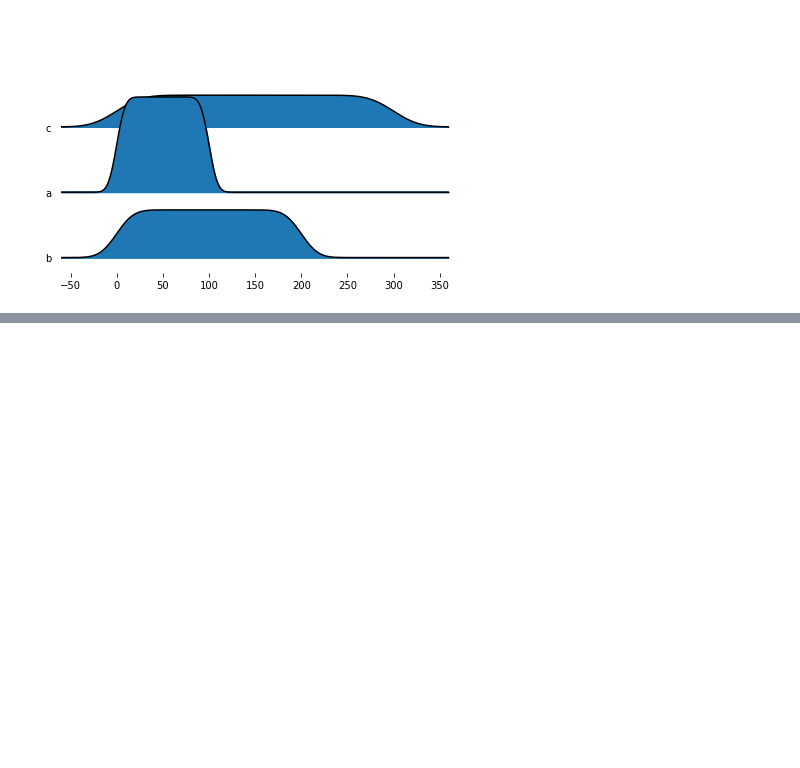
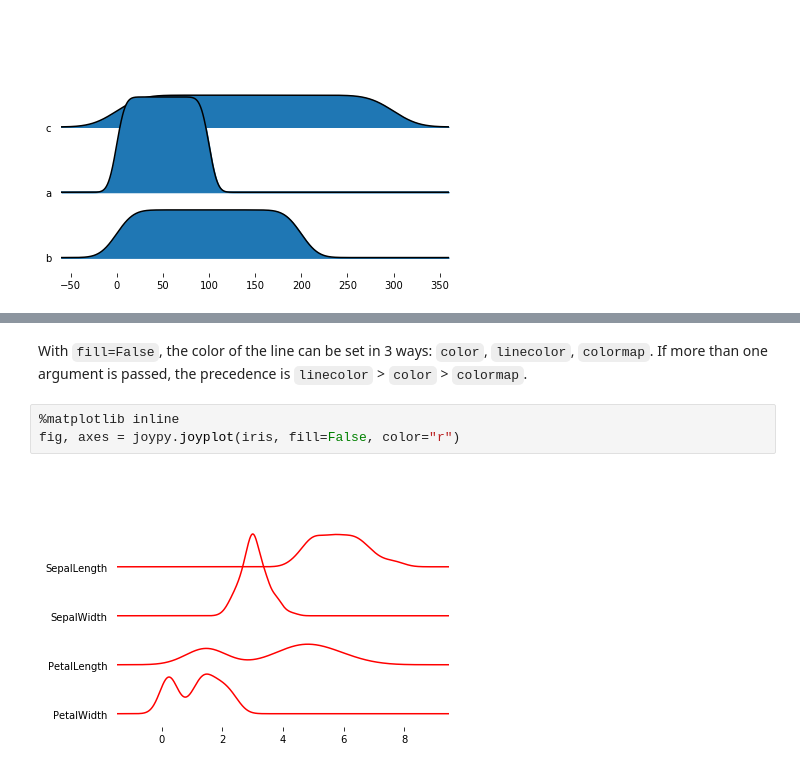
Before and after one commit to leotac/joypy, a Jupyter notebook: Joyplot.ipynb, the cells around one changed output, grey strips where cells are left out. Drawn from its saved outputs; the diff is of its cells as text; blank space fills up the shorter version.

```diff
--- a/Joyplot.ipynb
+++ b/Joyplot.ipynb
@@ -260,0 +294,8 @@ fig, ax = joypy.joyplot(d)
+# %% [markdown]
+With `fill=False`, the color of the line can be set in 3 ways: `color`, `linecolor`, `colormap`.
+If more than one argument is passed, the precedence is `linecolor` > `color` > `colormap`.
+# %%
+%matplotlib inline
+fig, axes = joypy.joyplot(iris, fill=False, color="r")
+# %% [output]
+[figure, added]
```
Also changed, not shown: parts of 16 cells of this notebook.
